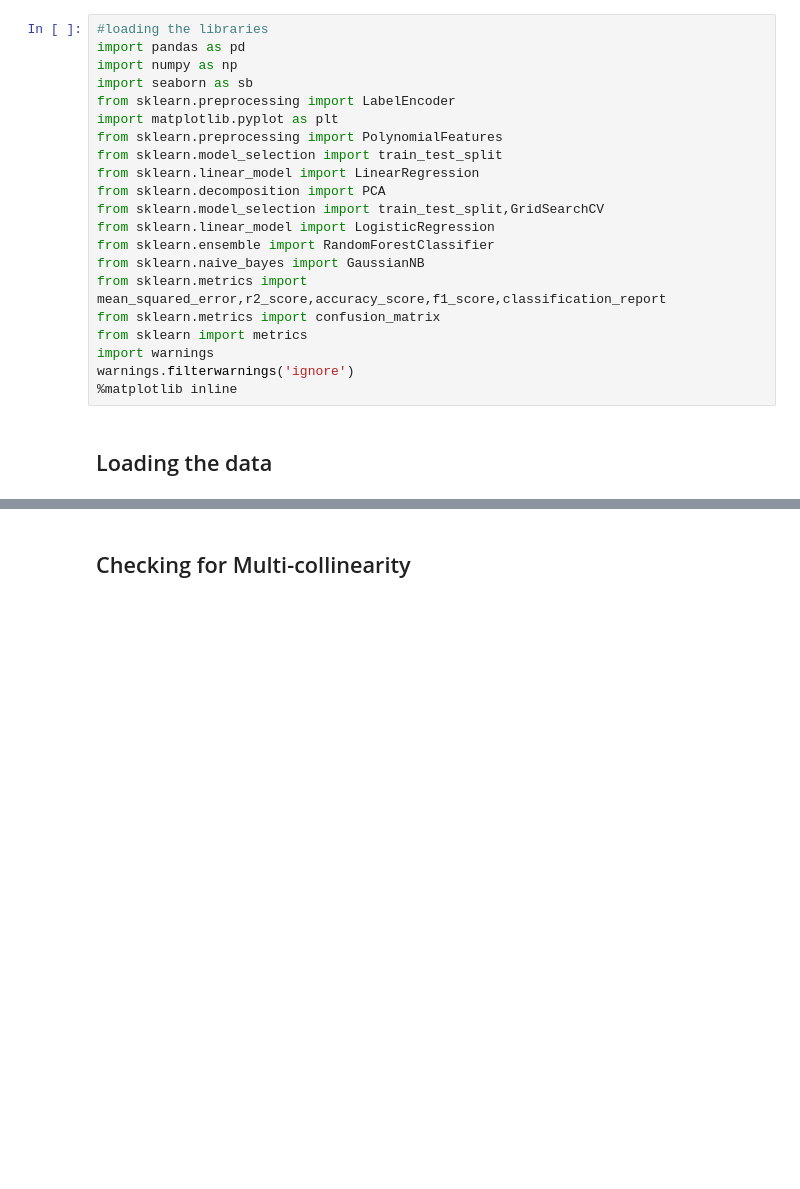
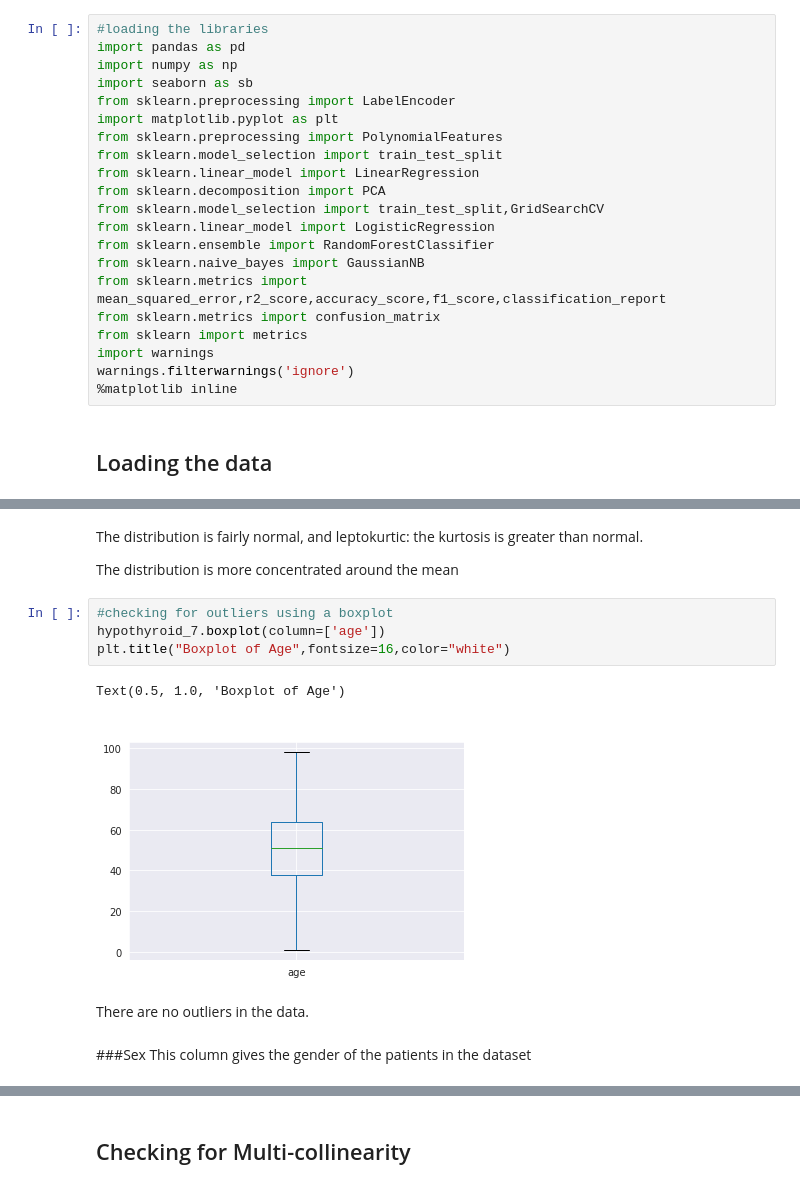
Before and after one commit to vivianusdjpy/Nairobi-Hospital-test-for-hypothyroidism., a Jupyter notebook: Nairobi_Hospital_test_for_hypothyroidism_.ipynb, the cells around one changed output, grey strips where cells are left out. Cells and saved outputs as stored; diff of their text form; blank space fills up the shorter version.

```diff
--- a/Nairobi_Hospital_test_for_hypothyroidism_.ipynb
+++ b/Nairobi_Hospital_test_for_hypothyroidism_.ipynb
@@ -334,0 +374,16 @@ hypothyroid_2 = hypothyroid_1.drop(['TBG'], axis =1)
+# %% [markdown]
+The distribution is fairly normal, and leptokurtic: the kurtosis is greater than normal.
+
+The distribution is more concentrated around the mean
+# %%
+#checking for outliers using a boxplot
+hypothyroid_7.boxplot(column=['age'])
+plt.title("Boxplot of Age",fontsize=16,color="white")
+# %% [output]
+Text(0.5, 1.0, 'Boxplot of Age')
+[figure, added]
+# %% [markdown]
+There are no outliers in the data.
+# %% [markdown]
+###Sex
+This column gives the gender of the patients in the dataset
```
Also changed, not shown: parts of 89 cells of this notebook.
